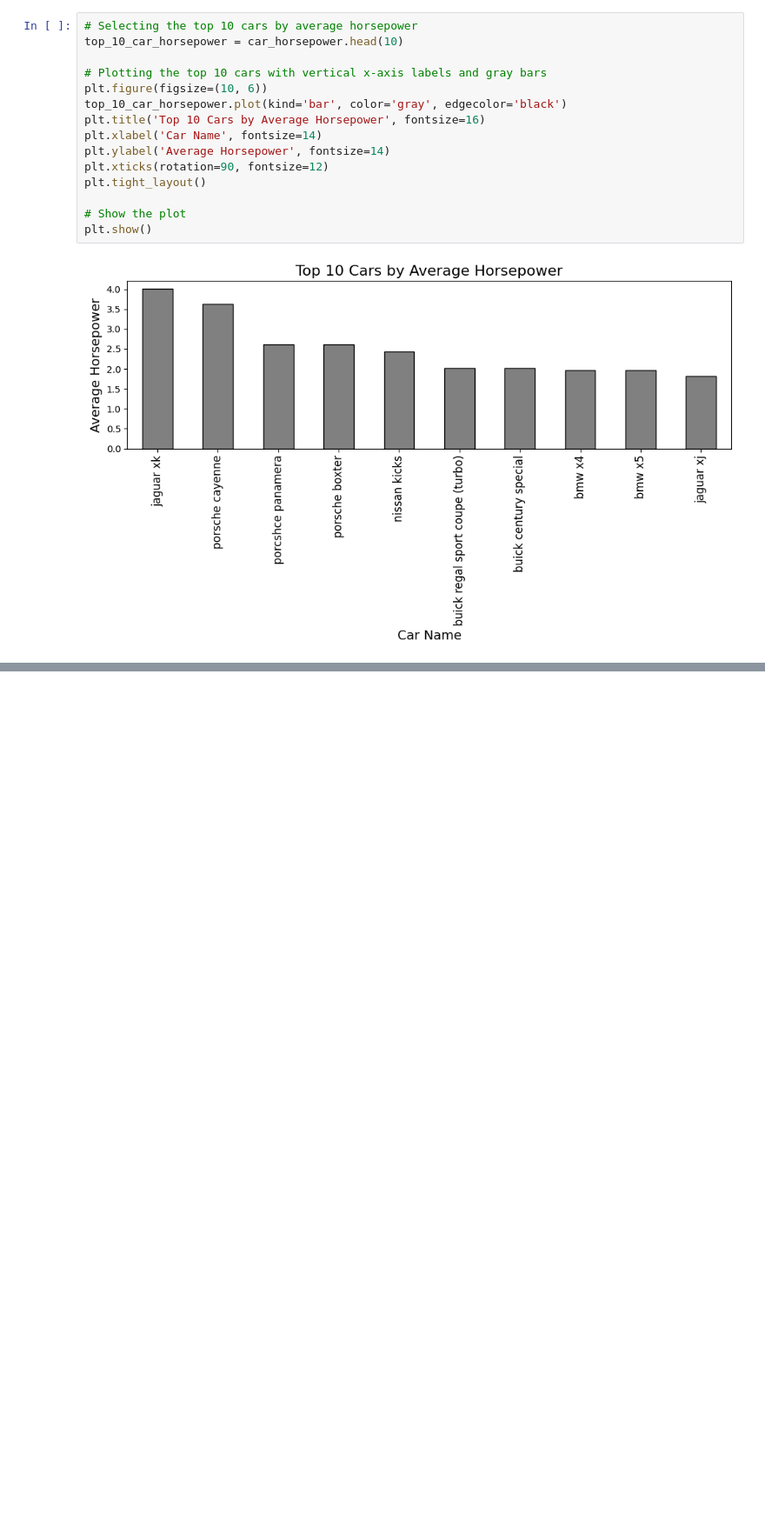
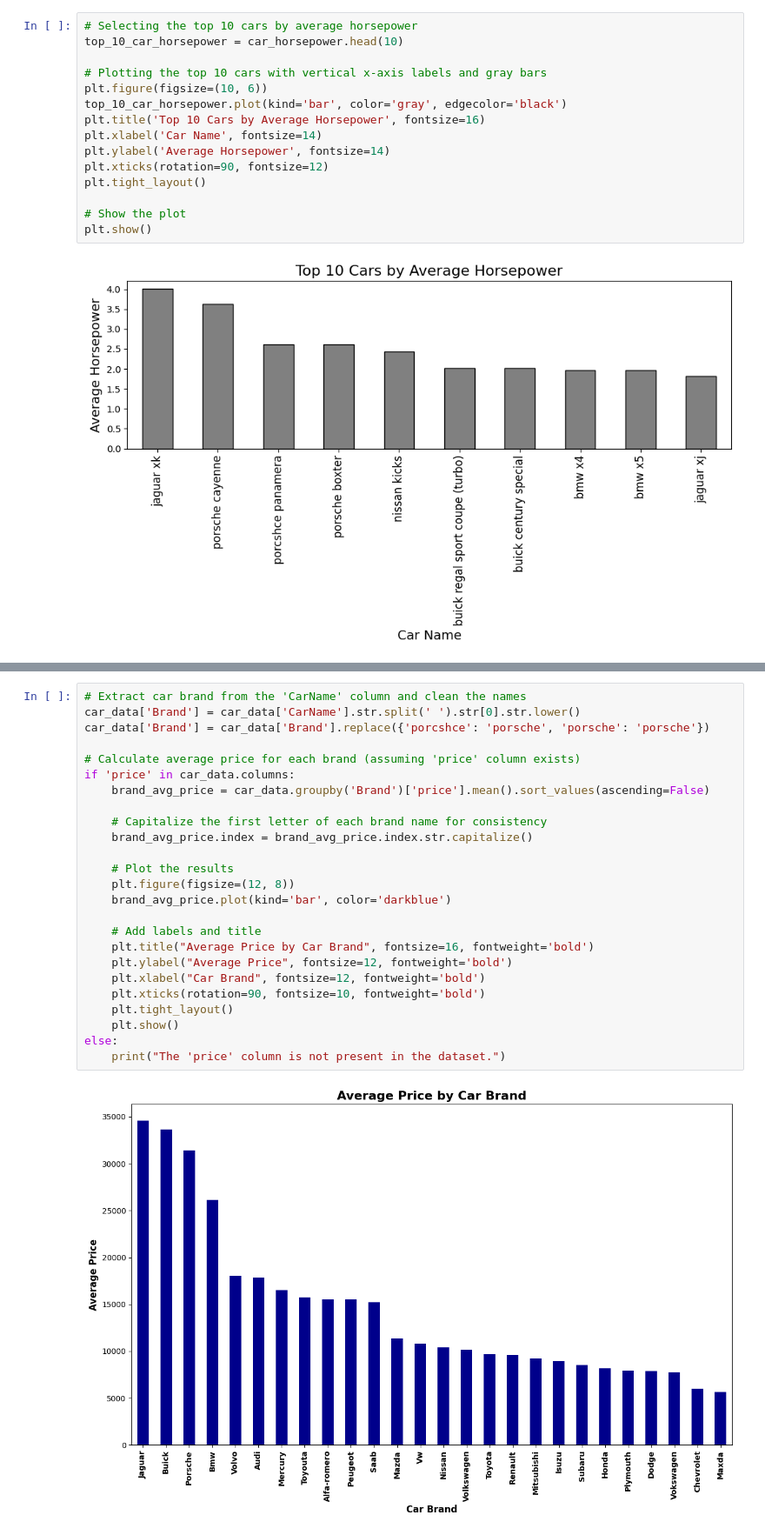
Before and after one commit to pereram/Car-Price-Analysis, a Jupyter notebook: Car_price_analysis.ipynb, the cells around one changed output, grey strips where cells are left out. Shown at 87% size. Drawn from its saved outputs; the diff is of its cells as text; blank space fills up the shorter version.

```diff
--- a/Car_price_analysis.ipynb
+++ b/Car_price_analysis.ipynb
@@ -93,0 +152,27 @@ plt.show()
+# %%
+# Extract car brand from the 'CarName' column and clean the names
+car_data['Brand'] = car_data['CarName'].str.split(' ').str[0].str.lower()
+car_data['Brand'] = car_data['Brand'].replace({'porcshce': 'porsche', 'porsche': 'porsche'})
+
+# Calculate average price for each brand (assuming 'price' column exists)
+if 'price' in car_data.columns:
+    brand_avg_price = car_data.groupby('Brand')['price'].mean().sort_values(ascending=False)
+
+    # Capitalize the first letter of each brand name for consistency
+    brand_avg_price.index = brand_avg_price.index.str.capitalize()
+
+    # Plot the results
+    plt.figure(figsize=(12, 8))
+    brand_avg_price.plot(kind='bar', color='darkblue')
+
+    # Add labels and title
+    plt.title("Average Price by Car Brand", fontsize=16, fontweight='bold')
+    plt.ylabel("Average Price", fontsize=12, fontweight='bold')
+    plt.xlabel("Car Brand", fontsize=12, fontweight='bold')
+    plt.xticks(rotation=90, fontsize=10, fontweight='bold')
+    plt.tight_layout()
+    plt.show()
+else:
+    print("The 'price' column is not present in the dataset.")
+# %% [output]
+[figure, added]
```
Also changed, not shown: parts of 4 cells of this notebook.
